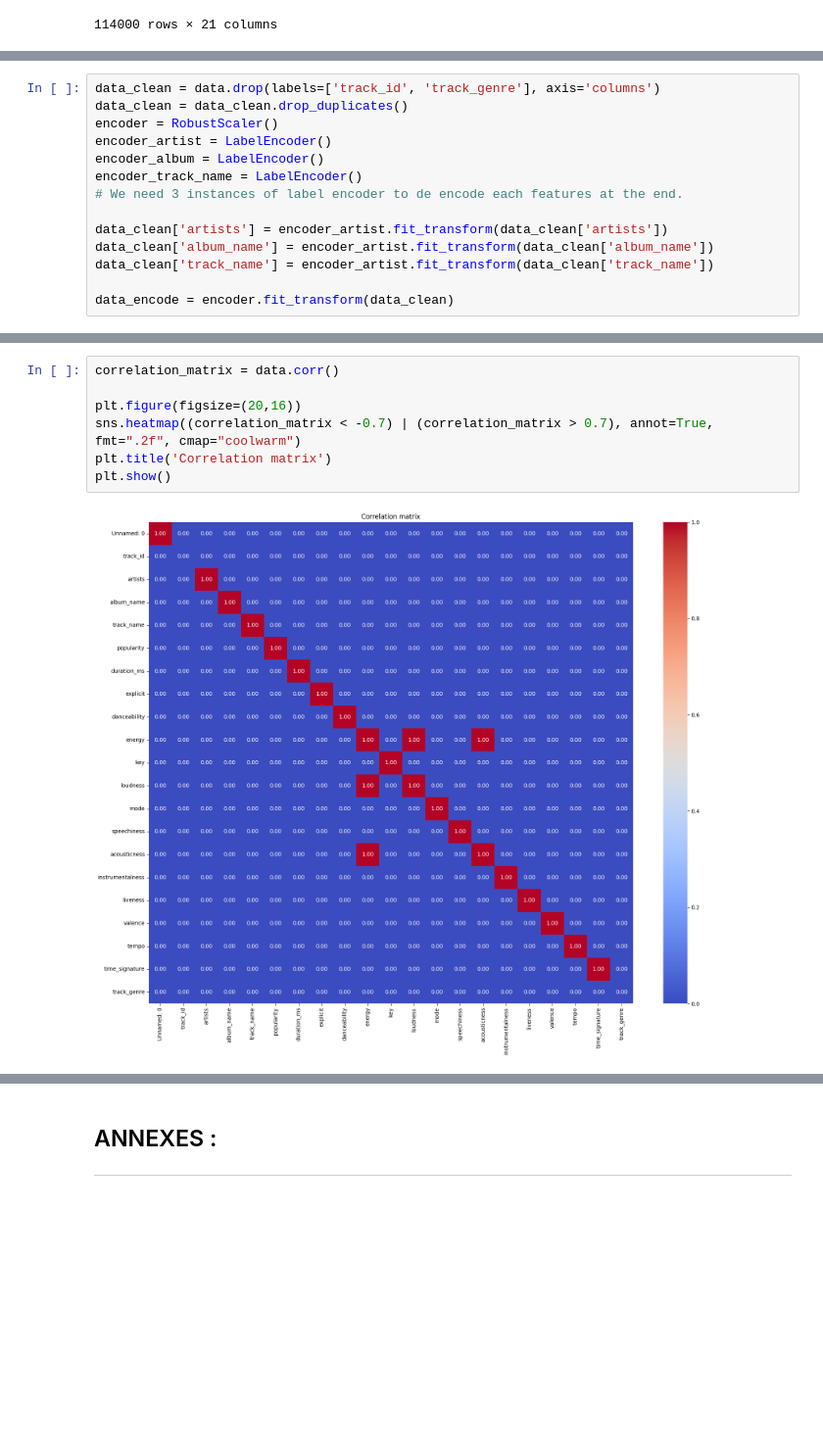
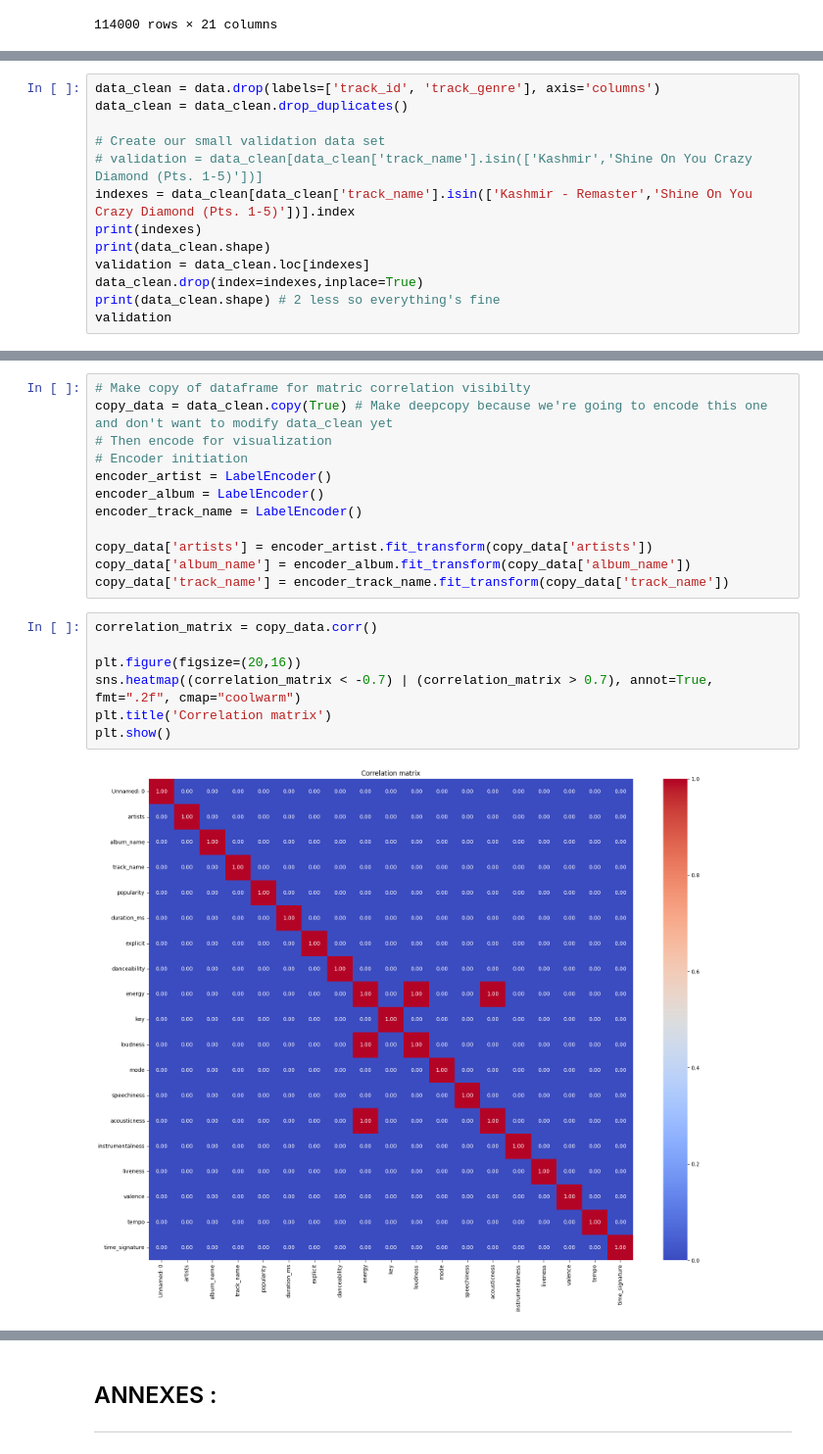
Before and after one commit to JeanRoelensYnov/projet-ML-DL, a Jupyter notebook: data_analysis/Data_Analysis.ipynb, the cells around one changed output, grey strips where cells are left out. Shown at 98% size. Saved outputs shown, nothing was run; the diff lists cells and outputs as text; blank space fills up the shorter version.

Commit message:
feat: project finished everything's working just some documentations to finish

```diff
--- a/data_analysis/Data_Analysis.ipynb
+++ b/data_analysis/Data_Analysis.ipynb
@@ -178,14 +169,13 @@ Data size without duplicates : 2394000
 # %%
 data_clean = data.drop(labels=['track_id', 'track_genre'], axis='columns')
 data_clean = data_clean.drop_duplicates()
-encoder = RobustScaler()
-encoder_artist = LabelEncoder()
-encoder_album = LabelEncoder()
-encoder_track_name = LabelEncoder()
-# We need 3 instances of label encoder to de encode each features at the end.
 
-data_clean['artists'] = encoder_artist.fit_transform(data_clean['artists'])
-data_clean['album_name'] = encoder_artist.fit_transform(data_clean['album_name'])
-data_clean['track_name'] = encoder_artist.fit_transform(data_clean['track_name'])
-
-data_encode = encoder.fit_transform(data_clean)
+# Create our small validation data set
+# validation = data_clean[data_clean['track_name'].isin(['Kashmir','Shine On You Crazy Diamond (Pts. 1-5)'])]
+indexes = data_clean[data_clean['track_name'].isin(['Kashmir - Remaster','Shine On You Crazy Diamond (Pts. 1-5)'])].index
+print(indexes)
+print(data_clean.shape)
+validation = data_clean.loc[indexes]
+data_clean.drop(index=indexes,inplace=True)
+print(data_clean.shape) # 2 less so everything's fine
+validation
@@ -202,12 +197,24 @@ data = pd.DataFrame(data=data_clean, columns= data.columns)
+# %%
+# Make copy of dataframe for matric correlation visibilty
+copy_data = data_clean.copy(True) # Make deepcopy because we're going to encode this one and don't want to modify data_clean yet
+# Then encode for visualization
+# Encoder initiation
+encoder_artist = LabelEncoder()
+encoder_album = LabelEncoder()
+encoder_track_name = LabelEncoder()
+
+copy_data['artists'] = encoder_artist.fit_transform(copy_data['artists'])
+copy_data['album_name'] = encoder_album.fit_transform(copy_data['album_name'])
+copy_data['track_name'] = encoder_track_name.fit_transform(copy_data['track_name'])
 # %%
-correlation_matrix = data.corr()
+correlation_matrix = copy_data.corr()
 
 plt.figure(figsize=(20,16))
 sns.heatmap((correlation_matrix < -0.7) | (correlation_matrix > 0.7), annot=True, fmt=".2f", cmap="coolwarm")
 plt.title('Correlation matrix')
 plt.show()
 # %% [output]
-[figure, old version]
+[figure, new version]
 # %%
 # Seeing the correlation matrix result we remove "energy" feature has it's too correlated to "loudness" and "acousticness"
 # we will drop "album" too as we judge that it's not a important information that the should take in consideration.
```
Also changed, not shown: parts of 52 cells of this notebook, 1 other file.
